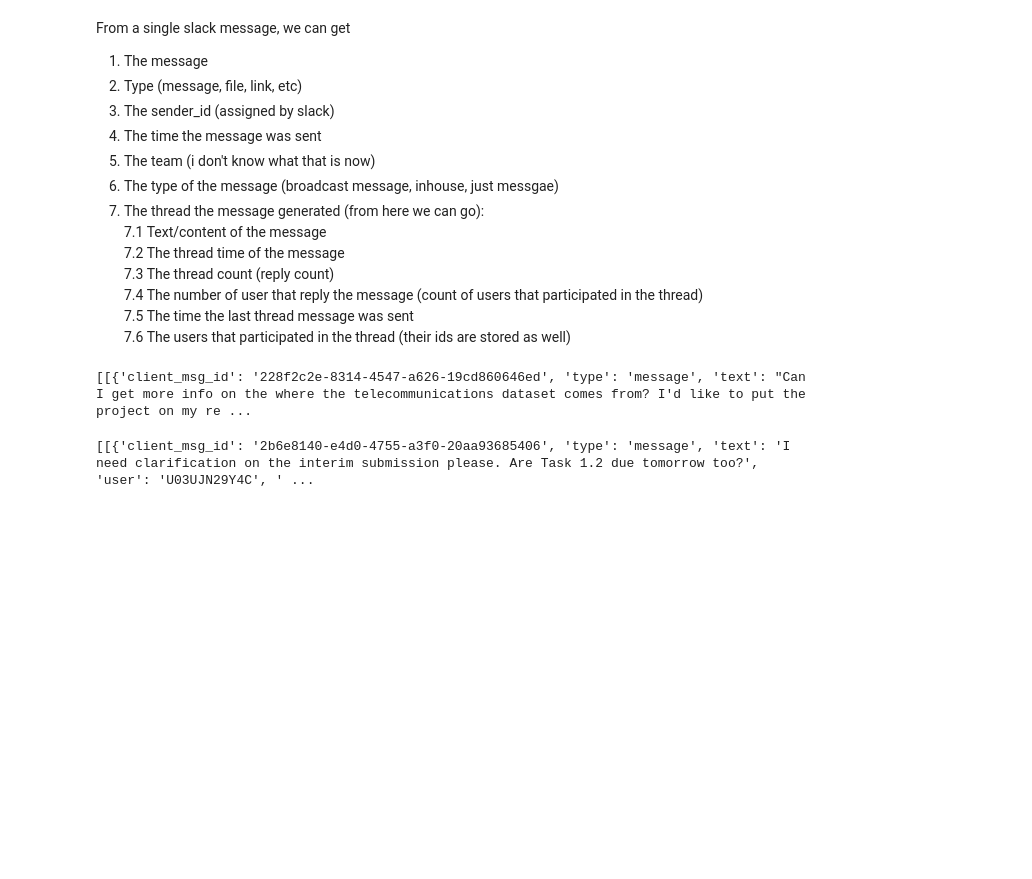
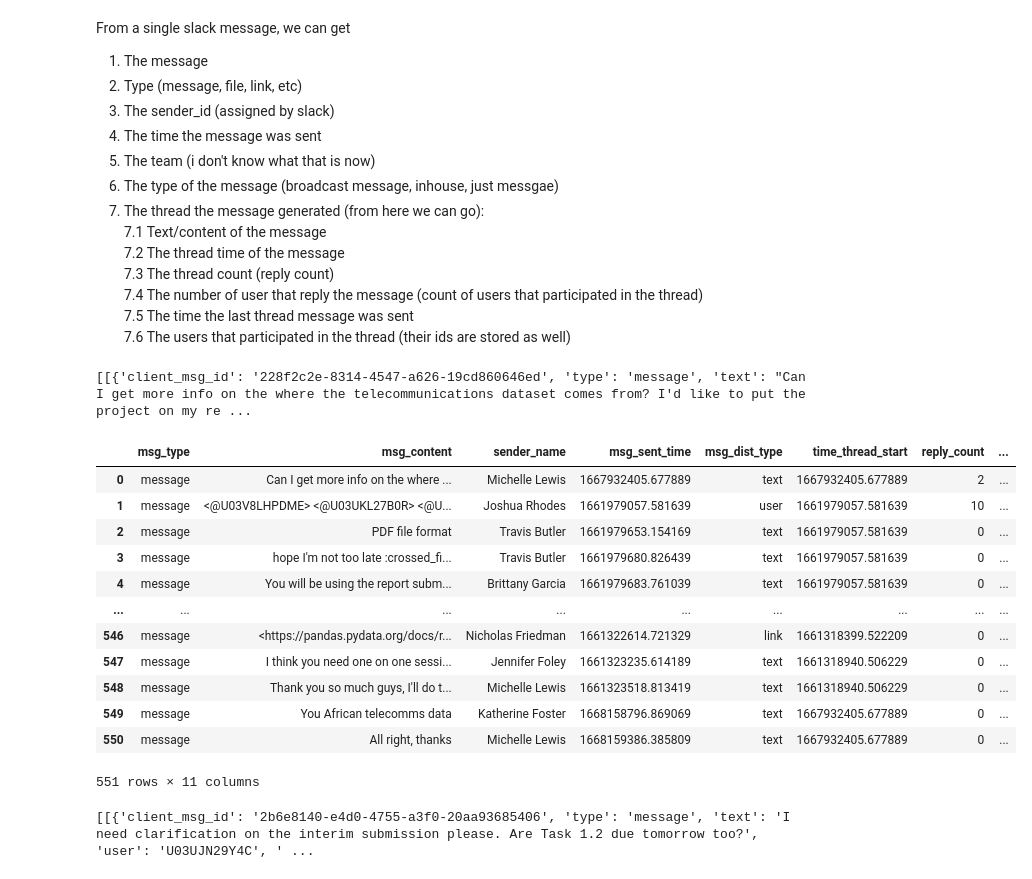
Before and after one commit to abrhamadddis/week0_starter_network_analysis-Public-template, a Jupyter notebook: notebooks/parse_slack_data.ipynb, the cells around one changed output. Cells and saved outputs as stored; diff of their text form; code cells hidden in the pictures; blank space fills up the shorter version.

Commit message:
data Fream that going to be load to mongodb is crated

```diff
--- a/notebooks/parse_slack_data.ipynb
+++ b/notebooks/parse_slack_data.ipynb
@@ -219,6 +219,22 @@ path = ("../data/all-week1")
 out_put1=slack_parser(path)
 # %% [output]
 [[{'client_msg_id': '228f2c2e-8314-4547-a626-19cd860646ed', 'type': 'message', 'text': "Can I get more info on the where the telecommunications dataset comes from? I'd like to put the project on my re ...
+# %%
+out_put1
+# %% [output]
+|  | msg_type | msg_content | sender_name | msg_sent_time | msg_dist_type | time_thread_start | reply_count | ... |
+| 0 | message | Can I get more info on the where ... | Michelle Lewis | 1667932405.677889 | text | 1667932405.677889 | 2 | ... |
+| 1 | message | <@U03V8LHPDME> <@U03UKL27B0R> <@U... | Joshua Rhodes | 1661979057.581639 | user | 1661979057.581639 | 10 | ... |
+| 2 | message | PDF file format | Travis Butler | 1661979653.154169 | text | 1661979057.581639 | 0 | ... |
+| 3 | message | hope I'm not too late :crossed_fi... | Travis Butler | 1661979680.826439 | text | 1661979057.581639 | 0 | ... |
+| 4 | message | You will be using the report subm... | Brittany Garcia | 1661979683.761039 | text | 1661979057.581639 | 0 | ... |
+| ... | ... | ... | ... | ... | ... | ... | ... | ... |
+| 546 | message | <https://pandas.pydata.org/docs/r... | Nicholas Friedman | 1661322614.721329 | link | 1661318399.522209 | 0 | ... |
+| 547 | message | I think you need one on one sessi... | Jennifer Foley | 1661323235.614189 | text | 1661318940.506229 | 0 | ... |
+| 548 | message | Thank you so much guys, I'll do t... | Michelle Lewis | 1661323518.813419 | text | 1661318940.506229 | 0 | ... |
+| 549 | message | You African telecomms data | Katherine Foster | 1668158796.869069 | text | 1667932405.677889 | 0 | ... |
+| 550 | message | All right, thanks | Michelle Lewis | 1668159386.385809 | text | 1667932405.677889 | 0 | ... |
+551 rows × 11 columns
 # %%
 path = ("../data/all-week2")
 out_put2=slack_parser(path)
```
Also changed, not shown: parts of 1 cell of this notebook, 3 other files.
